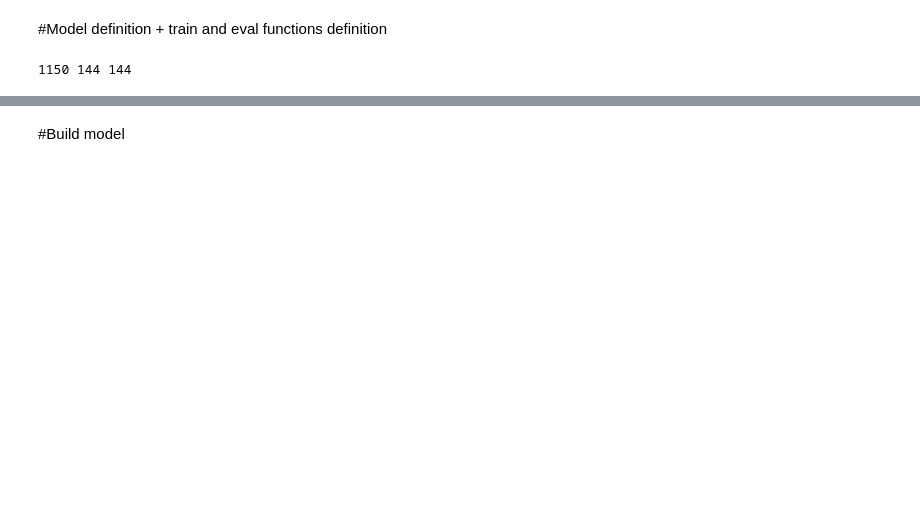
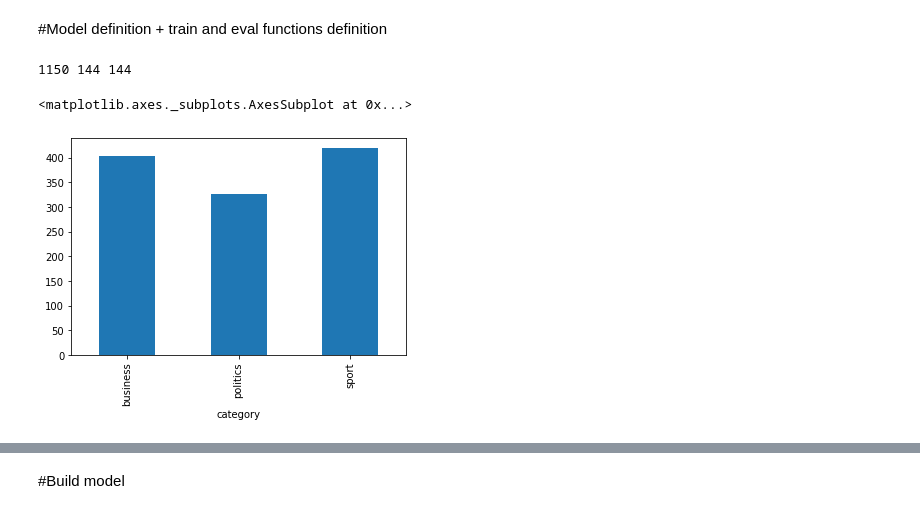
Before and after one commit to WiktorPieklik/Secure-Text-Classification, a Jupyter notebook: src/notebooks/bert_and_roberta.ipynb, the cells around one changed output, grey strips where cells are left out. Drawn from its saved outputs; the diff is of its cells as text; code cells hidden in the pictures; blank space fills up the shorter version.

```diff
--- a/src/notebooks/bert_and_roberta.ipynb
+++ b/src/notebooks/bert_and_roberta.ipynb
@@ -16,7 +16,7 @@ roberta_checkpoint = 'roberta-base'
 
 checkpoint = bert_checkpoint
 
-datapath = "bbc_train.csv"
+datapath = "/content/gdrive/MyDrive/Colab Notebooks/bbc_train.csv"
 df = pd.read_csv(datapath)
 df.groupby(['category']).size().plot.bar()
 tokenizer = BertTokenizer.from_pretrained(checkpoint)
@@ -360,3 +304,8 @@ df_train, df_val, df_test = np.split(df.sample(frac=1, random_state=42),
 print(len(df_train), len(df_val), len(df_test))
 # %% [output]
 1150 144 144
+# %%
+df_train.groupby(['category']).size().plot.bar()
+# %% [output]
+<matplotlib.axes._subplots.AxesSubplot at 0x...>
+[figure, added]
```
Also changed, not shown: parts of 56 cells of this notebook.
